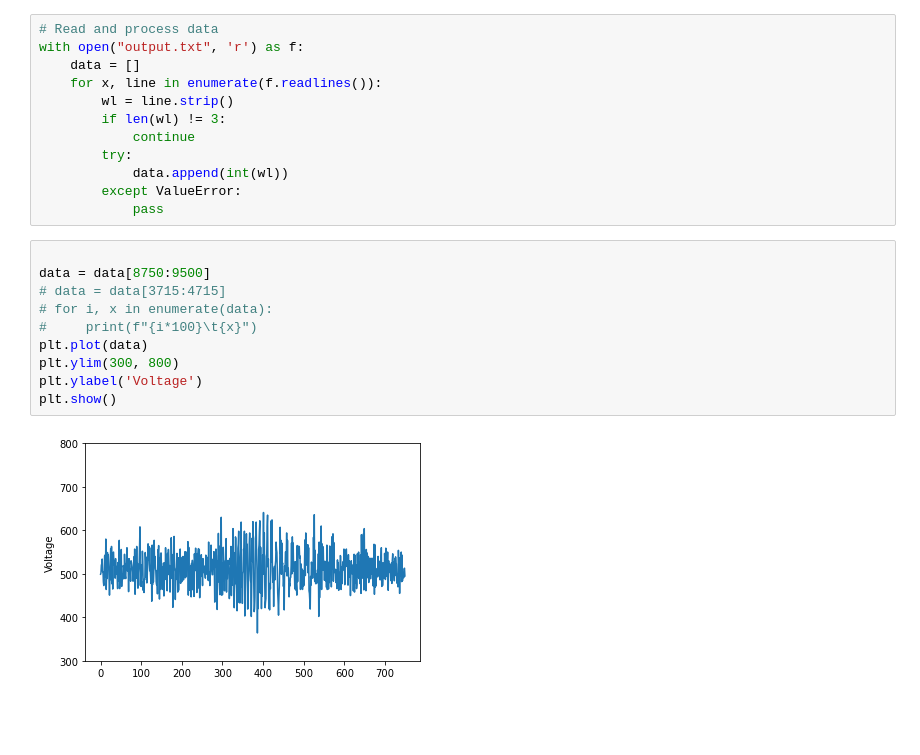
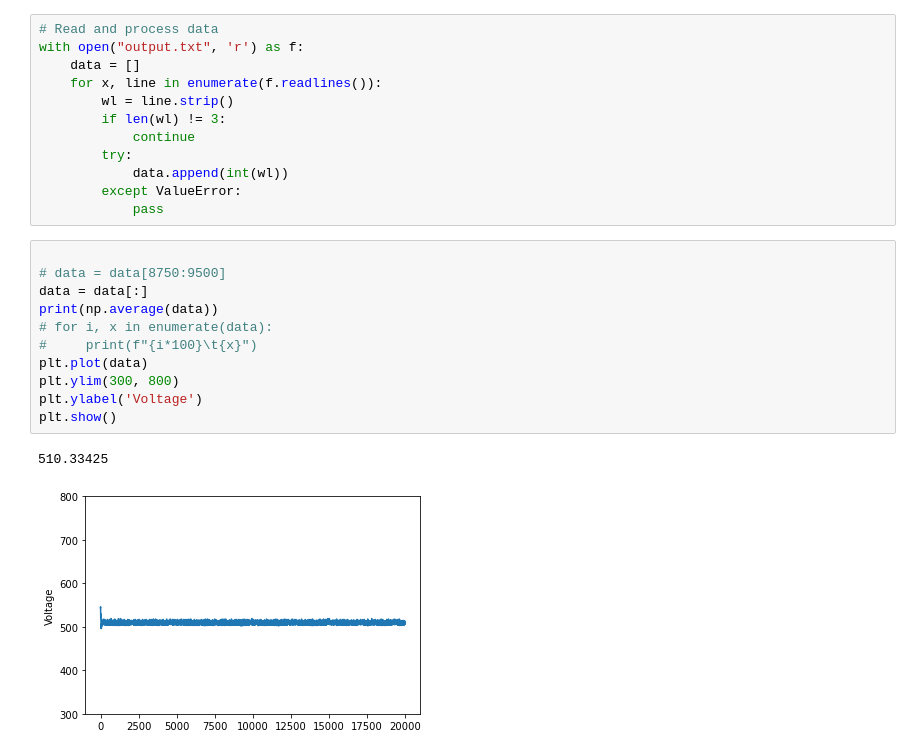
Before and after one commit to jackc7/radar, a Jupyter notebook: notebook.ipynb, the cells around one changed output. Saved outputs shown, nothing was run; the diff lists cells and outputs as text; blank space fills up the shorter version.

```diff
--- a/notebook.ipynb
+++ b/notebook.ipynb
@@ -24,16 +24,18 @@ with open("output.txt", 'r') as f:
             pass
 # %%
 
-data = data[8750:9500]
-# data = data[3715:4715]
+# data = data[8750:9500]
+data = data[:]
+print(np.average(data))
 # for i, x in enumerate(data):
 #     print(f"{i*100}\t{x}")
 plt.plot(data)
 plt.ylim(300, 800)
 plt.ylabel('Voltage')
 plt.show()
 # %% [output]
+510.33425
-[figure, old version]
+[figure, new version]
 # %%
 SAMPLE_RATE = 2000
 
```
Also changed, not shown: parts of 3 cells of this notebook, 3 other files.
